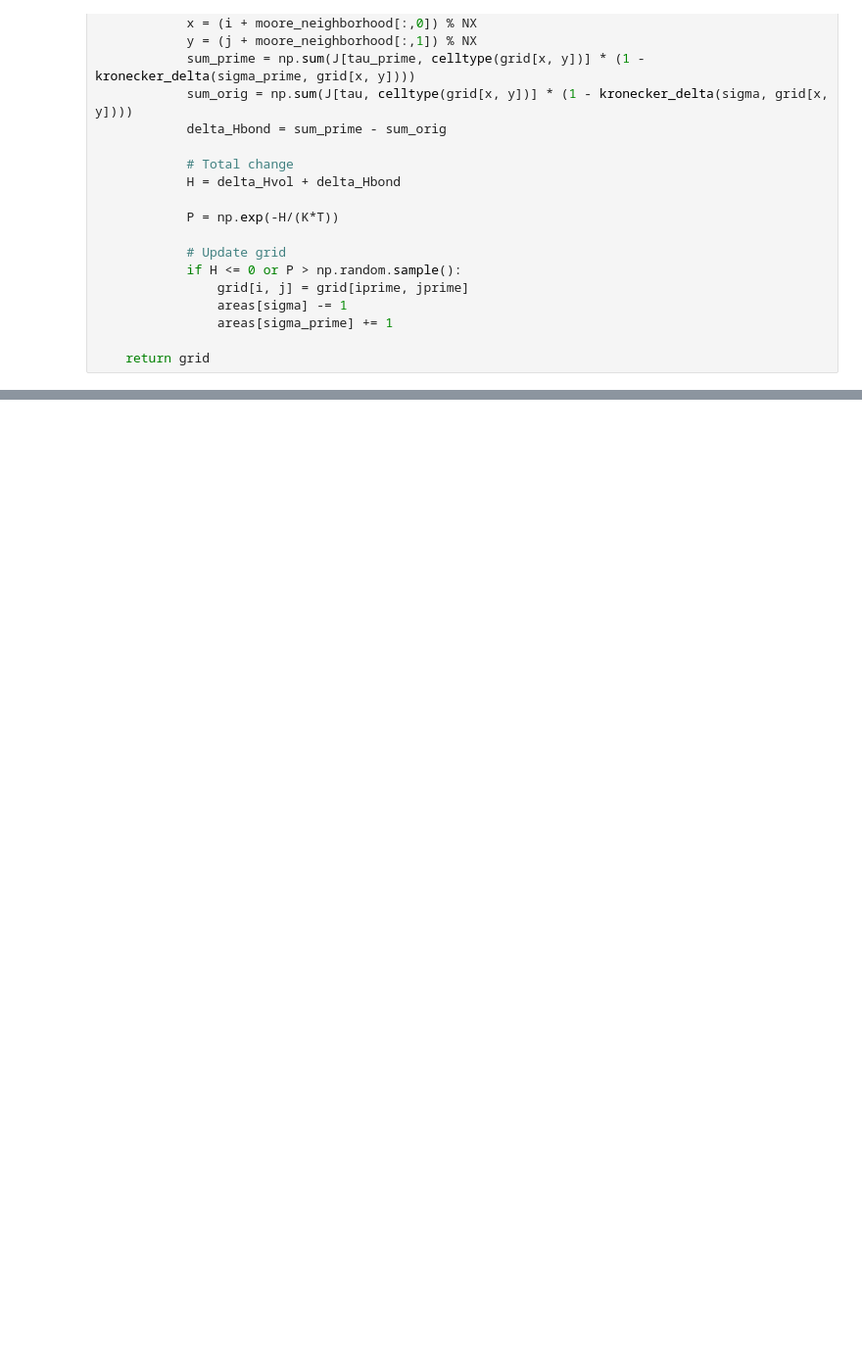
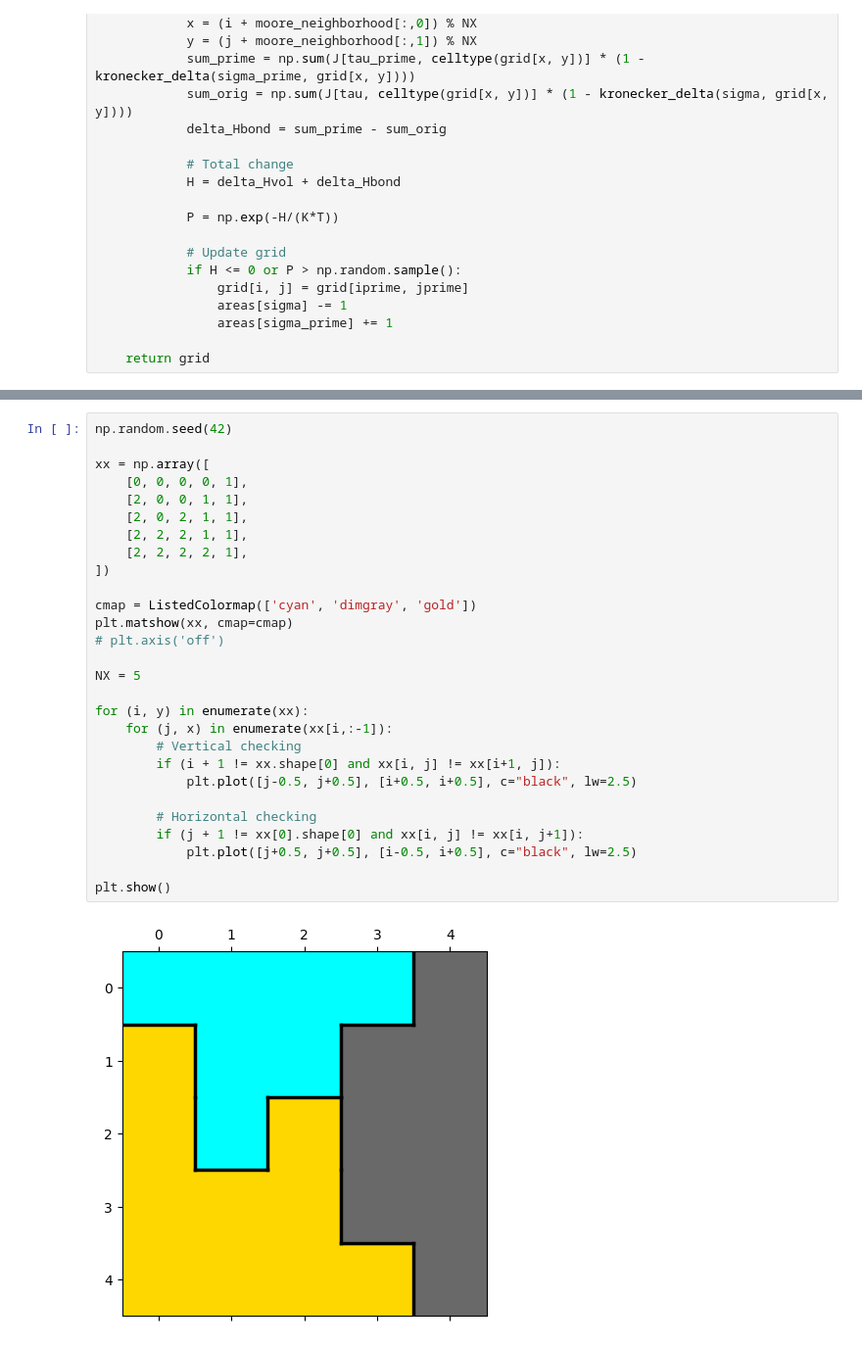
Before and after one commit to jonas4climate/metabolic-cellular-modelling, a Jupyter notebook: assignment4.ipynb, the cells around one changed output, grey strips where cells are left out. Shown: that part at 98% size. Cells and saved outputs as stored; diff of their text form; blank space fills up the shorter version.

```diff
--- a/assignment4.ipynb
+++ b/assignment4.ipynb
@@ -258,0 +271,30 @@ plot_cellular_potts(ax, cell_ids, ntypes, n_MCS)
+# %%
+np.random.seed(42)
+
+xx = np.array([
+    [0, 0, 0, 0, 1],
+    [2, 0, 0, 1, 1],
+    [2, 0, 2, 1, 1],
+    [2, 2, 2, 1, 1],
+    [2, 2, 2, 2, 1],
+])
+
+cmap = ListedColormap(['cyan', 'dimgray', 'gold'])
+plt.matshow(xx, cmap=cmap)
+# plt.axis('off')
+
+NX = 5
+
+for (i, y) in enumerate(xx):
+    for (j, x) in enumerate(xx[i,:-1]):
+        # Vertical checking
+        if (i + 1 != xx.shape[0] and xx[i, j] != xx[i+1, j]):
+            plt.plot([j-0.5, j+0.5], [i+0.5, i+0.5], c="black", lw=2.5)
+
+        # Horizontal checking
+        if (j + 1 != xx[0].shape[0] and xx[i, j] != xx[i, j+1]):
+            plt.plot([j+0.5, j+0.5], [i-0.5, i+0.5], c="black", lw=2.5)
+
+plt.show()
+# %% [output]
+[figure, added]
```
Also changed, not shown: parts of 3 cells of this notebook.
